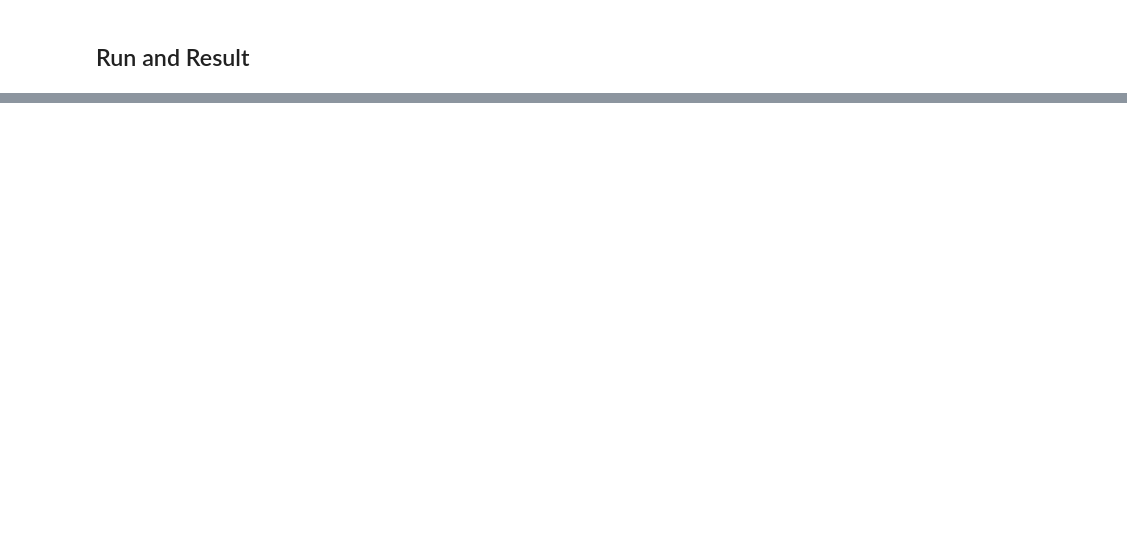
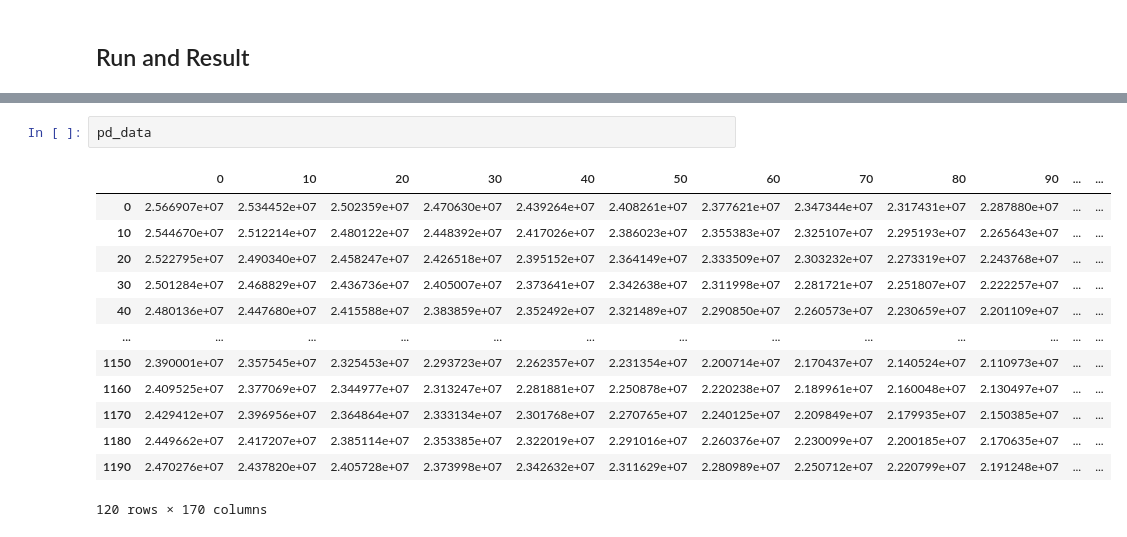
Before and after one commit to keke1022/DWP, a Jupyter notebook: addclinic.ipynb, the cells around one changed output, grey strips where cells are left out. Cells and saved outputs as stored; diff of their text form; blank space fills up the shorter version.

```diff
--- a/addclinic.ipynb
+++ b/addclinic.ipynb
@@ -113,0 +172,16 @@ cost:  942344512.2445765
+# %%
+pd_data
+# %% [output]
+|  | 0 | 10 | 20 | 30 | 40 | 50 | 60 | 70 | 80 | 90 | ... | ... |
+| 0 | 2.566907e+07 | 2.534452e+07 | 2.502359e+07 | 2.470630e+07 | 2.439264e+07 | 2.408261e+07 | 2.377621e+07 | 2.347344e+07 | 2.317431e+07 | 2.287880e+07 | ... | ... |
+| 10 | 2.544670e+07 | 2.512214e+07 | 2.480122e+07 | 2.448392e+07 | 2.417026e+07 | 2.386023e+07 | 2.355383e+07 | 2.325107e+07 | 2.295193e+07 | 2.265643e+07 | ... | ... |
+| 20 | 2.522795e+07 | 2.490340e+07 | 2.458247e+07 | 2.426518e+07 | 2.395152e+07 | 2.364149e+07 | 2.333509e+07 | 2.303232e+07 | 2.273319e+07 | 2.243768e+07 | ... | ... |
+| 30 | 2.501284e+07 | 2.468829e+07 | 2.436736e+07 | 2.405007e+07 | 2.373641e+07 | 2.342638e+07 | 2.311998e+07 | 2.281721e+07 | 2.251807e+07 | 2.222257e+07 | ... | ... |
+| 40 | 2.480136e+07 | 2.447680e+07 | 2.415588e+07 | 2.383859e+07 | 2.352492e+07 | 2.321489e+07 | 2.290850e+07 | 2.260573e+07 | 2.230659e+07 | 2.201109e+07 | ... | ... |
+| ... | ... | ... | ... | ... | ... | ... | ... | ... | ... | ... | ... | ... |
+| 1150 | 2.390001e+07 | 2.357545e+07 | 2.325453e+07 | 2.293723e+07 | 2.262357e+07 | 2.231354e+07 | 2.200714e+07 | 2.170437e+07 | 2.140524e+07 | 2.110973e+07 | ... | ... |
+| 1160 | 2.409525e+07 | 2.377069e+07 | 2.344977e+07 | 2.313247e+07 | 2.281881e+07 | 2.250878e+07 | 2.220238e+07 | 2.189961e+07 | 2.160048e+07 | 2.130497e+07 | ... | ... |
+| 1170 | 2.429412e+07 | 2.396956e+07 | 2.364864e+07 | 2.333134e+07 | 2.301768e+07 | 2.270765e+07 | 2.240125e+07 | 2.209849e+07 | 2.179935e+07 | 2.150385e+07 | ... | ... |
+| 1180 | 2.449662e+07 | 2.417207e+07 | 2.385114e+07 | 2.353385e+07 | 2.322019e+07 | 2.291016e+07 | 2.260376e+07 | 2.230099e+07 | 2.200185e+07 | 2.170635e+07 | ... | ... |
+| 1190 | 2.470276e+07 | 2.437820e+07 | 2.405728e+07 | 2.373998e+07 | 2.342632e+07 | 2.311629e+07 | 2.280989e+07 | 2.250712e+07 | 2.220799e+07 | 2.191248e+07 | ... | ... |
+120 rows × 170 columns
```
Also changed, not shown: parts of 7 cells of this notebook, 4 other files.
